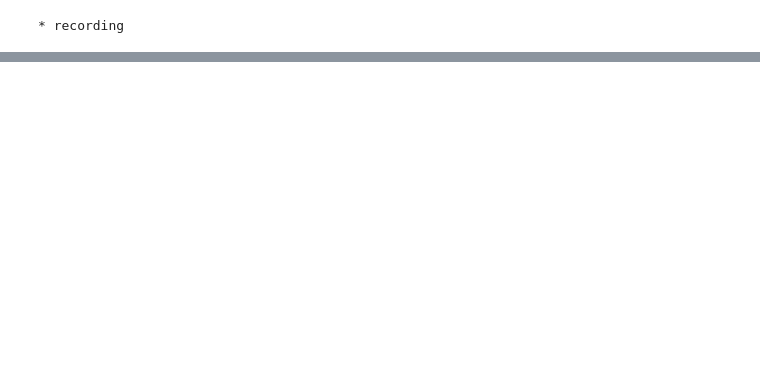
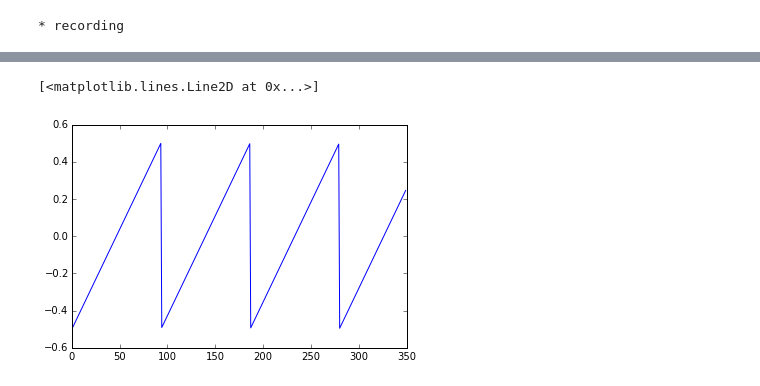
Before and after one commit to jabb1123/Vocoder_project-SigSys, a Jupyter notebook: code/Audio_vocoder.ipynb, the cells around one changed output, grey strips where cells are left out. Drawn from its saved outputs; the diff is of its cells as text; code cells hidden in the pictures; blank space fills up the shorter version.

```diff
--- a/code/Audio_vocoder.ipynb
+++ b/code/Audio_vocoder.ipynb
@@ -154,3 +157,8 @@ wave.make_audio()
+# %%
+plt.plot(range(len(wave.ys[0:350])), wave.ys[0:350])
+# %% [output]
+[<matplotlib.lines.Line2D at 0x...>]
+[figure, added]
 # %%
 Seg = []
 for s in np.arange(0,DUR,sample):
```
Also changed, not shown: parts of 15 cells of this notebook, 21 other files.
